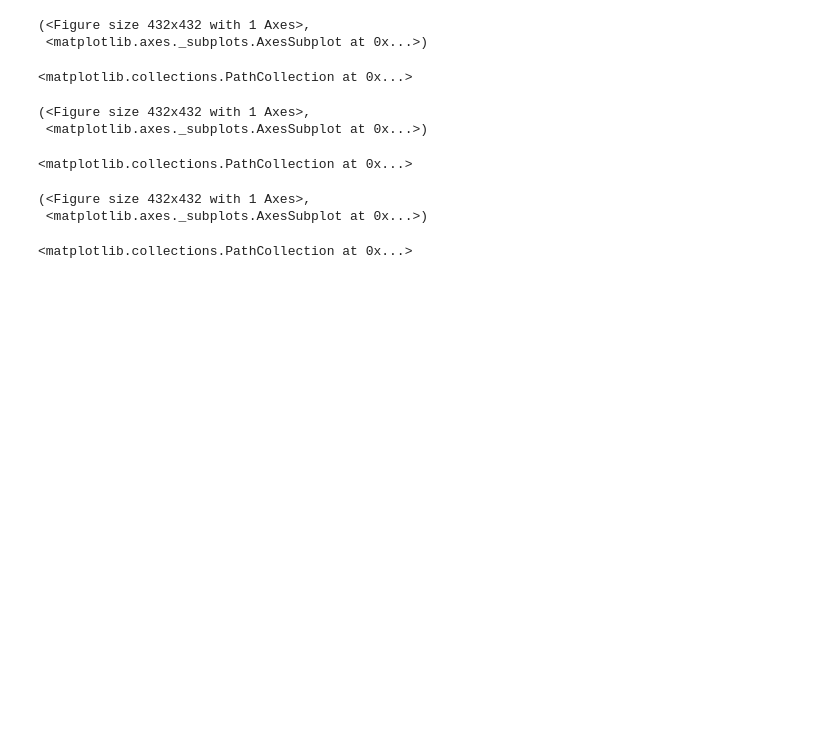
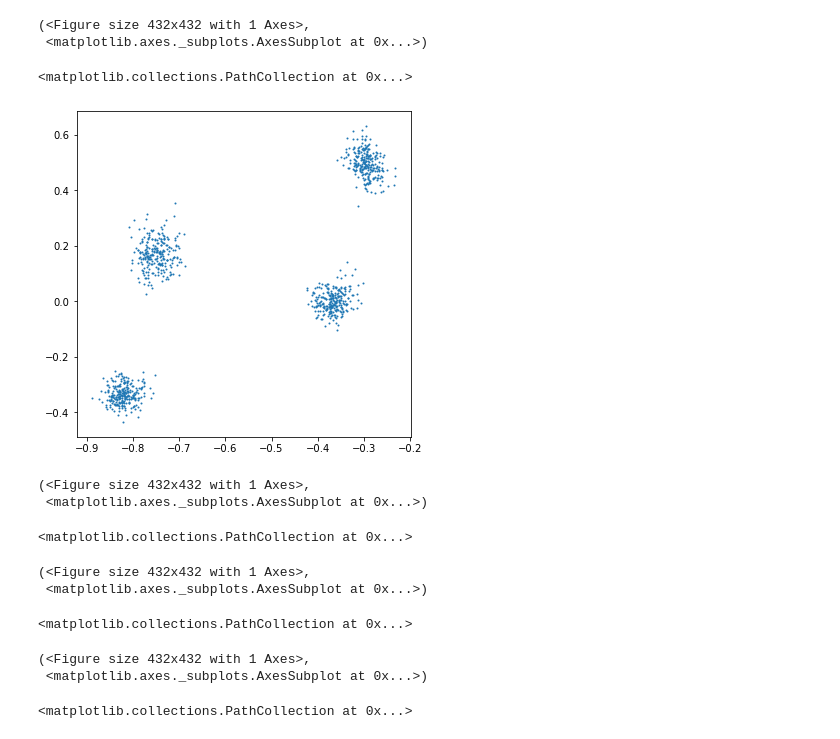
Before and after one commit to carsonaj/pynest, a Jupyter notebook: sbm.ipynb, the cells around one changed output. Cells and saved outputs as stored; diff of their text form; code cells hidden in the pictures; blank space fills up the shorter version.

```diff
--- a/sbm.ipynb
+++ b/sbm.ipynb
@@ -10,6 +10,26 @@ InteractiveShell.ast_node_interactivity = "all"
 import pynest.rkg as rkg
 import pynest.sbm as sbm
 # %%
+# p, lab_mat, orth_pert, alpha
+p = .6
+
 lab_mat = np.zeros((1000, 2))
 lab_mat[0:500, 0] = 1
 lab_mat[500:1000, 1] = 1
+
+w = np.array([1, -1] * 500).reshape((1000, 1))
+orth_pert = np.tile(w, (1, 2))
+
+alpha = .8
+
+dpm = rkg.DPM(p, lab_mat, orth_pert, alpha)
+# %%
+a = rkg.samp_adj_mat(dpm.prob_mat)
+x_hat = rkg.get_adj_spec_emb(a, 2)
+plt.subplots(figsize=(6, 6))
+plt.scatter(x_hat[:, 0], x_hat[:, 1], s=1)
+# %% [output]
+(<Figure size 432x432 with 1 Axes>,
+ <matplotlib.axes._subplots.AxesSubplot at 0x...>)
+<matplotlib.collections.PathCollection at 0x...>
+[figure, added]
```
Also changed, not shown: parts of 4 cells of this notebook, 2 other files.
